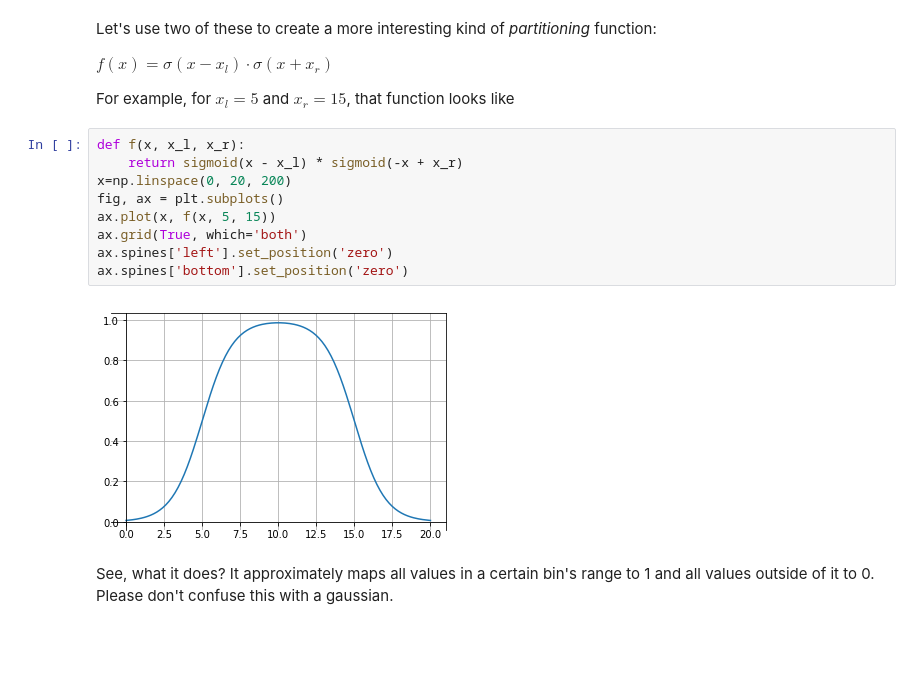
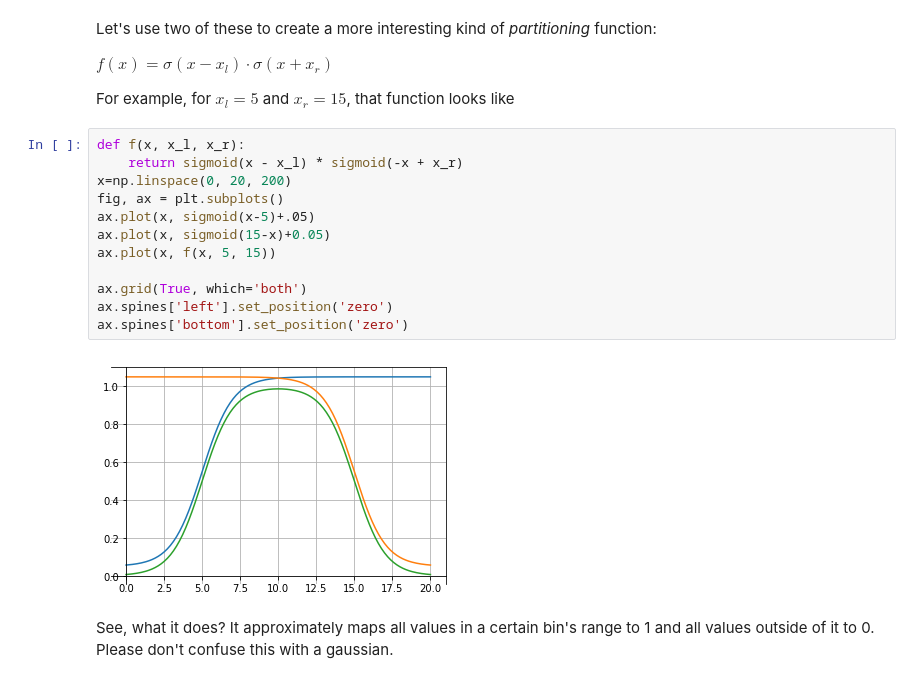
Before and after one commit to smurve/understanding-nn, a Jupyter notebook: Differentiable_Entropy-TF.ipynb, the cells around one changed output. Saved outputs shown, nothing was run; the diff lists cells and outputs as text; blank space fills up the shorter version.

```diff
--- a/Differentiable_Entropy-TF.ipynb
+++ b/Differentiable_Entropy-TF.ipynb
@@ -165,14 +200,17 @@ For example, for $x_l=5$ and $x_r=15$, that function looks like
 # %%
 def f(x, x_l, x_r):
     return sigmoid(x - x_l) * sigmoid(-x + x_r)
 x=np.linspace(0, 20, 200)
 fig, ax = plt.subplots()
+ax.plot(x, sigmoid(x-5)+.05)
+ax.plot(x, sigmoid(15-x)+0.05)
 ax.plot(x, f(x, 5, 15))
+
 ax.grid(True, which='both')
 ax.spines['left'].set_position('zero')
 ax.spines['bottom'].set_position('zero')
 # %% [output]
-[figure, old version]
+[figure, new version]
 # %% [markdown]
 See, what it does? It approximately maps all values in a certain bin's range to 1 and all values outside of it to 0.
 Please don't confuse this with a gaussian.
```
Also changed, not shown: parts of 50 cells of this notebook, 6 other files.
